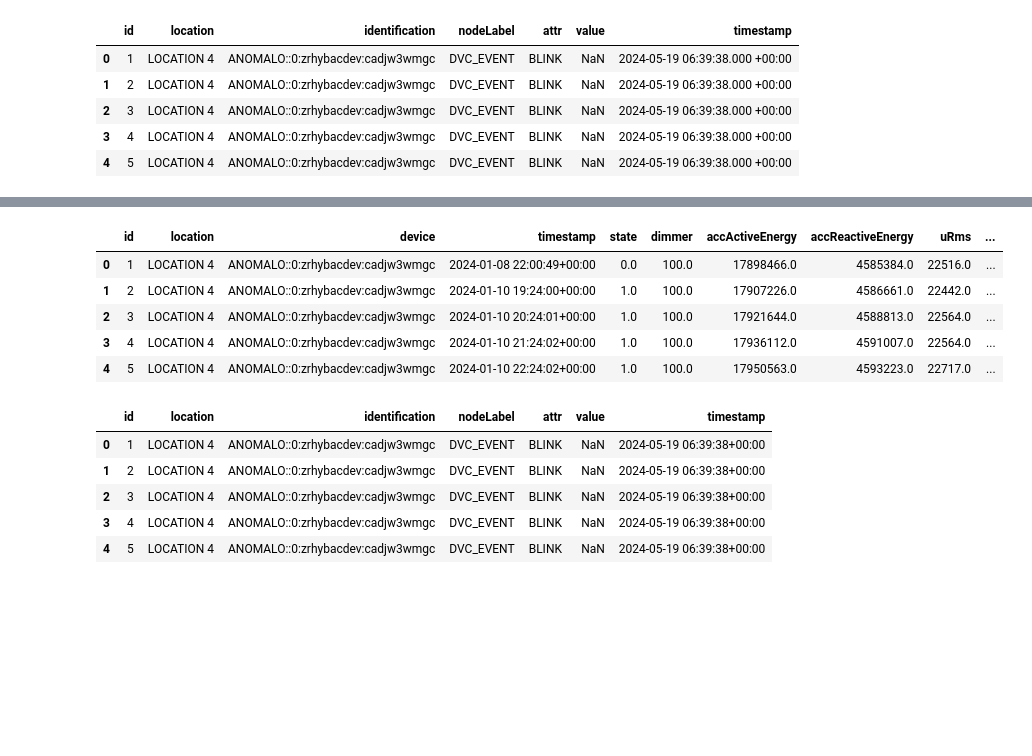
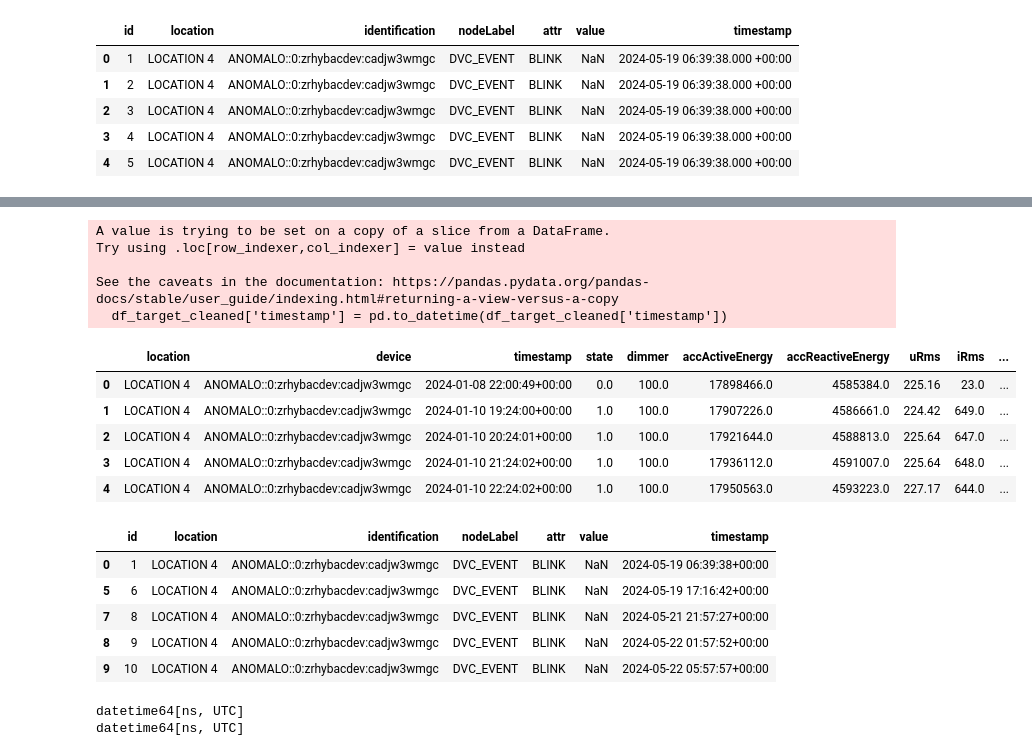
Before and after one commit to Joaohsd/project-c318, a Jupyter notebook: nouvenn.ipynb, the cells around one changed output, grey strips where cells are left out. Saved outputs shown, nothing was run; the diff lists cells and outputs as text; code cells hidden in the pictures; blank space fills up the shorter version.

```diff
--- a/nouvenn.ipynb
+++ b/nouvenn.ipynb
@@ -70,0 +146,3 @@ df_feature.head()
+# %%
+df_feature_cleaned.loc[:,'uRms'] = df_feature_cleaned['uRms'] / 100.0 # Convert to V
+df_feature_cleaned['uRms'].describe()
@@ -70,0 +159,3 @@ df_feature.head()
+# %%
+df_feature_cleaned.loc[:,'luminosityLux'] = df_feature_cleaned['luminosityLux'] / 100.0 # Convert to Lux
+df_feature_cleaned['luminosityLux'].describe()
@@ -71,5 +172,5 @@ df_feature.head()
 # %%
-df_feature['timestamp'] = df_feature['timestamp'] / 1000.0
-df_feature['timestamp'] = df_feature['timestamp'].apply(convert_timestamp)
-df_feature.head()
+df_feature_cleaned.loc[:,'timestamp'] = df_feature_cleaned['timestamp'] / 1000.0
+df_feature_cleaned.loc[:,'timestamp'] = df_feature_cleaned['timestamp'].apply(convert_timestamp)
+df_feature_cleaned.head()
 # %% [output]
@@ -81,0 +186,2 @@ df_feature.head()
+# %%
+df_feature_cleaned = df_feature_cleaned.drop(columns=['id'])
@@ -100,21 +344,32 @@ Name: count, dtype: int64
 # %%
-df_feature['timestamp'] = pd.to_datetime(df_feature['timestamp'])
-df_feature.head()
+df_feature_cleaned['timestamp'] = pd.to_datetime(df_feature_cleaned['timestamp'])
+df_target_cleaned['timestamp'] = pd.to_datetime(df_target_cleaned['timestamp'])
+df_feature_cleaned.head()
 # %% [output]
+A value is trying to be set on a copy of a slice from a DataFrame.
+Try using .loc[row_indexer,col_indexer] = value instead
+
+See the caveats in the documentation: https://pandas.pydata.org/pandas-docs/stable/user_guide/indexing.html#returning-a-view-versus-a-copy
+  df_target_cleaned['timestamp'] = pd.to_datetime(df_target_cleaned['timestamp'])
-|  | id | location | device | timestamp | state | dimmer | accActiveEnergy | accReactiveEnergy | uRms | ... |
-| 0 | 1 | LOCATION 4 | ANOMALO::0:zrhybacdev:cadjw3wmgc | 2024-01-08 22:00:49+00:00 | 0.0 | 100.0 | 17898466.0 | 4585384.0 | 22516.0 | ... |
-| 1 | 2 | LOCATION 4 | ANOMALO::0:zrhybacdev:cadjw3wmgc | 2024-01-10 19:24:00+00:00 | 1.0 | 100.0 | 17907226.0 | 4586661.0 | 22442.0 | ... |
-| 2 | 3 | LOCATION 4 | ANOMALO::0:zrhybacdev:cadjw3wmgc | 2024-01-10 20:24:01+00:00 | 1.0 | 100.0 | 17921644.0 | 4588813.0 | 22564.0 | ... |
-| 3 | 4 | LOCATION 4 | ANOMALO::0:zrhybacdev:cadjw3wmgc | 2024-01-10 21:24:02+00:00 | 1.0 | 100.0 | 17936112.0 | 4591007.0 | 22564.0 | ... |
-| 4 | 5 | LOCATION 4 | ANOMALO::0:zrhybacdev:cadjw3wmgc | 2024-01-10 22:24:02+00:00 | 1.0 | 100.0 | 17950563.0 | 4593223.0 | 22717.0 | ... |
+|  | location | device | timestamp | state | dimmer | accActiveEnergy | accReactiveEnergy | uRms | iRms | ... |
+| 0 | LOCATION 4 | ANOMALO::0:zrhybacdev:cadjw3wmgc | 2024-01-08 22:00:49+00:00 | 0.0 | 100.0 | 17898466.0 | 4585384.0 | 225.16 | 23.0 | ... |
+| 1 | LOCATION 4 | ANOMALO::0:zrhybacdev:cadjw3wmgc | 2024-01-10 19:24:00+00:00 | 1.0 | 100.0 | 17907226.0 | 4586661.0 | 224.42 | 649.0 | ... |
+| 2 | LOCATION 4 | ANOMALO::0:zrhybacdev:cadjw3wmgc | 2024-01-10 20:24:01+00:00 | 1.0 | 100.0 | 17921644.0 | 4588813.0 | 225.64 | 647.0 | ... |
+| 3 | LOCATION 4 | ANOMALO::0:zrhybacdev:cadjw3wmgc | 2024-01-10 21:24:02+00:00 | 1.0 | 100.0 | 17936112.0 | 4591007.0 | 225.64 | 648.0 | ... |
+| 4 | LOCATION 4 | ANOMALO::0:zrhybacdev:cadjw3wmgc | 2024-01-10 22:24:02+00:00 | 1.0 | 100.0 | 17950563.0 | 4593223.0 | 227.17 | 644.0 | ... |
-# %%
-df_target['timestamp'] = pd.to_datetime(df_target['timestamp'])
-df_target.head()
-# %% [output]
-|  | id | location | identification | nodeLabel | attr | value | timestamp |
-| 0 | 1 | LOCATION 4 | ANOMALO::0:zrhybacdev:cadjw3wmgc | DVC_EVENT | BLINK | NaN | 2024-05-19 06:39:38+00:00 |
-| 1 | 2 | LOCATION 4 | ANOMALO::0:zrhybacdev:cadjw3wmgc | DVC_EVENT | BLINK | NaN | 2024-05-19 06:39:38+00:00 |
-| 2 | 3 | LOCATION 4 | ANOMALO::0:zrhybacdev:cadjw3wmgc | DVC_EVENT | BLINK | NaN | 2024-05-19 06:39:38+00:00 |
-| 3 | 4 | LOCATION 4 | ANOMALO::0:zrhybacdev:cadjw3wmgc | DVC_EVENT | BLINK | NaN | 2024-05-19 06:39:38+00:00 |
-| 4 | 5 | LOCATION 4 | ANOMALO::0:zrhybacdev:cadjw3wmgc | DVC_EVENT | BLINK | NaN | 2024-05-19 06:39:38+00:00 |
+# %%
+df_target_cleaned.head()
+# %% [output]
+|  | id | location | identification | nodeLabel | attr | value | timestamp |
+| 0 | 1 | LOCATION 4 | ANOMALO::0:zrhybacdev:cadjw3wmgc | DVC_EVENT | BLINK | NaN | 2024-05-19 06:39:38+00:00 |
+| 5 | 6 | LOCATION 4 | ANOMALO::0:zrhybacdev:cadjw3wmgc | DVC_EVENT | BLINK | NaN | 2024-05-19 17:16:42+00:00 |
+| 7 | 8 | LOCATION 4 | ANOMALO::0:zrhybacdev:cadjw3wmgc | DVC_EVENT | BLINK | NaN | 2024-05-21 21:57:27+00:00 |
+| 8 | 9 | LOCATION 4 | ANOMALO::0:zrhybacdev:cadjw3wmgc | DVC_EVENT | BLINK | NaN | 2024-05-22 01:57:52+00:00 |
+| 9 | 10 | LOCATION 4 | ANOMALO::0:zrhybacdev:cadjw3wmgc | DVC_EVENT | BLINK | NaN | 2024-05-22 05:57:57+00:00 |
+# %%
+print(df_feature_cleaned['timestamp'].dtype)
+print(df_target_cleaned['timestamp'].dtype)
+# %% [output]
+datetime64[ns, UTC]
+datetime64[ns, UTC]
 # %%
```
Also changed, not shown: parts of 66 cells of this notebook, 1 other file.
